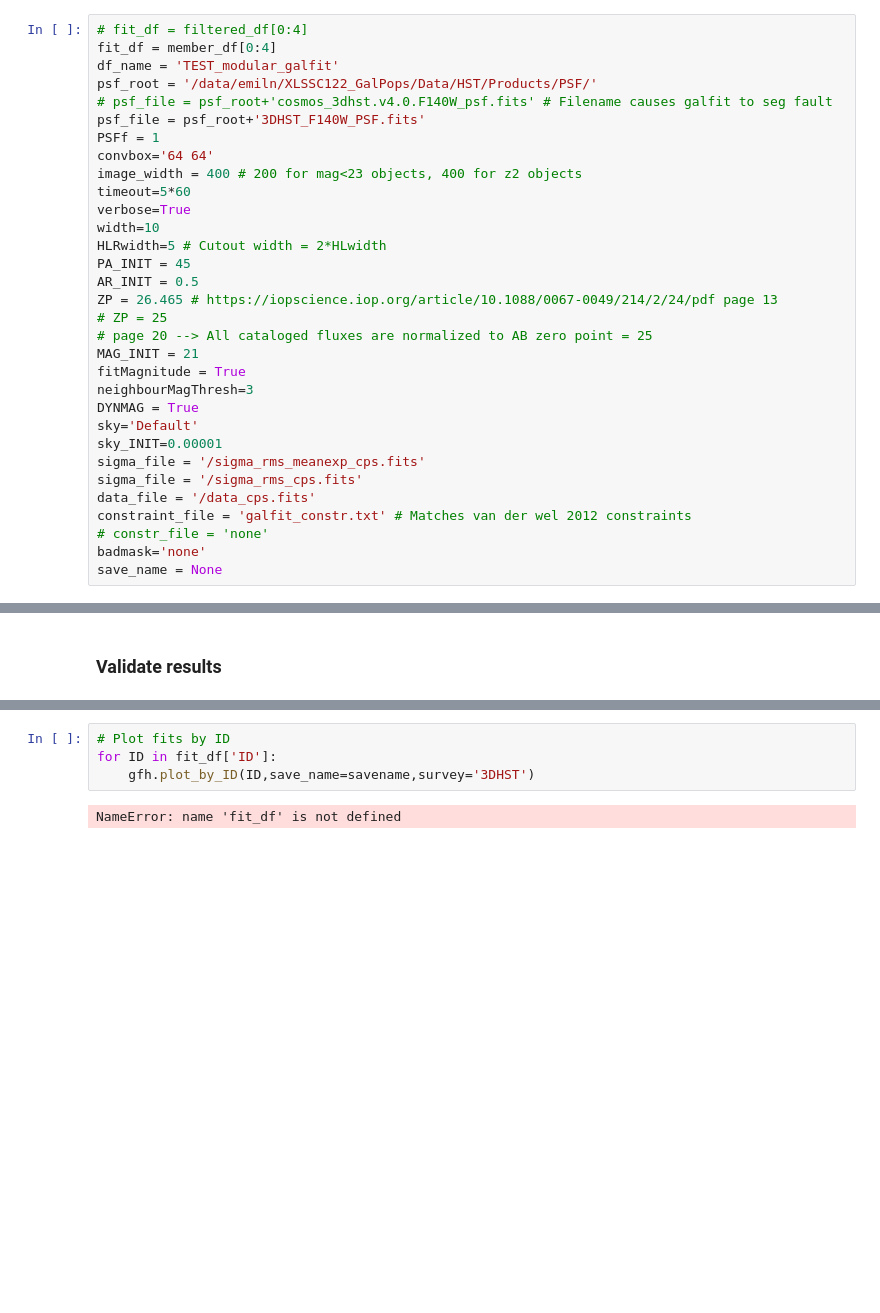
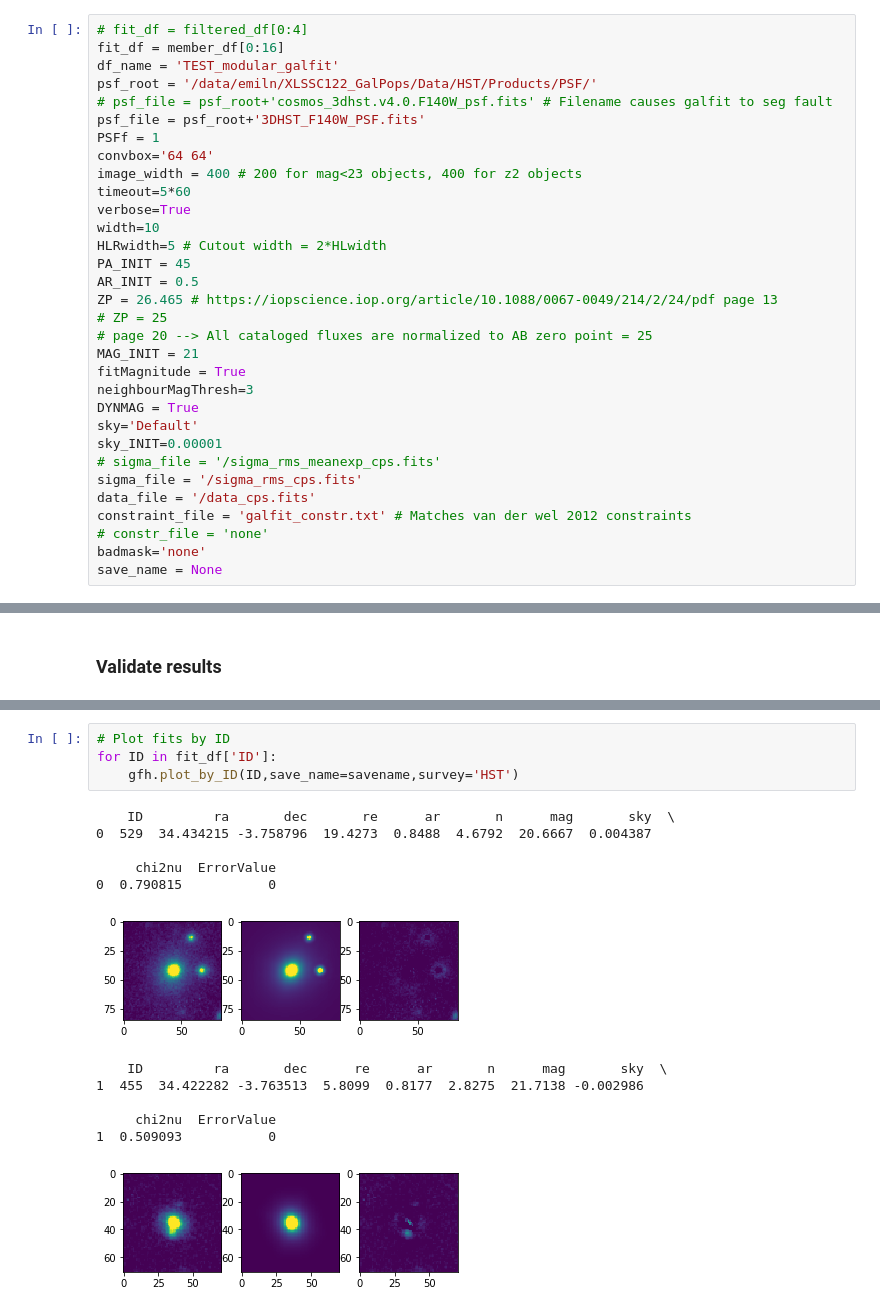
Before and after one commit to enoordeh/GalaxyPops, a Jupyter notebook: Analysis/HST/HST_galfit.ipynb, the cells around one changed output, grey strips where cells are left out. Drawn from its saved outputs; the diff is of its cells as text; blank space fills up the shorter version.

```diff
--- a/Analysis/HST/HST_galfit.ipynb
+++ b/Analysis/HST/HST_galfit.ipynb
@@ -48,7 +48,7 @@ array(['phot-id', 'ra', 'dec', 'f105_kron', 'f105_ekron', 'f105_0p8',
 ### Set Galfit parameters
 # %%
 # fit_df = filtered_df[0:4]
-fit_df = member_df[0:4]
+fit_df = member_df[0:16]
 df_name = 'TEST_modular_galfit'
 psf_root = '/data/emiln/XLSSC122_GalPops/Data/HST/Products/PSF/'
 # psf_file = psf_root+'cosmos_3dhst.v4.0.F140W_psf.fits' # Filename causes galfit to seg fault
@@ -71,7 +71,7 @@ neighbourMagThresh=3
 DYNMAG = True
 sky='Default'
 sky_INIT=0.00001
-sigma_file = '/sigma_rms_meanexp_cps.fits'
+# sigma_file = '/sigma_rms_meanexp_cps.fits'
 sigma_file = '/sigma_rms_cps.fits'
 data_file = '/data_cps.fits'
 constraint_file = 'galfit_constr.txt' # Matches van der wel 2012 constraints
@@ -119,6 +173,17 @@ NameError: name 'new_df' is not defined
 # %%
 # Plot fits by ID
 for ID in fit_df['ID']:
-    gfh.plot_by_ID(ID,save_name=savename,survey='3DHST')
+    gfh.plot_by_ID(ID,save_name=savename,survey='HST')
 # %% [output]
-NameError: name 'fit_df' is not defined
+    ID         ra       dec       re      ar       n      mag       sky  \
+0  529  34.434215 -3.758796  19.4273  0.8488  4.6792  20.6667  0.004387
+
+     chi2nu  ErrorValue
+0  0.790815           0
+[figure, added]
+    ID         ra       dec      re      ar       n      mag       sky  \
+1  455  34.422282 -3.763513  5.8099  0.8177  2.8275  21.7138 -0.002986
+
+     chi2nu  ErrorValue
+1  0.509093           0
+[figure, added]
```
Also changed, not shown: parts of 5 cells of this notebook, 2 other files.
